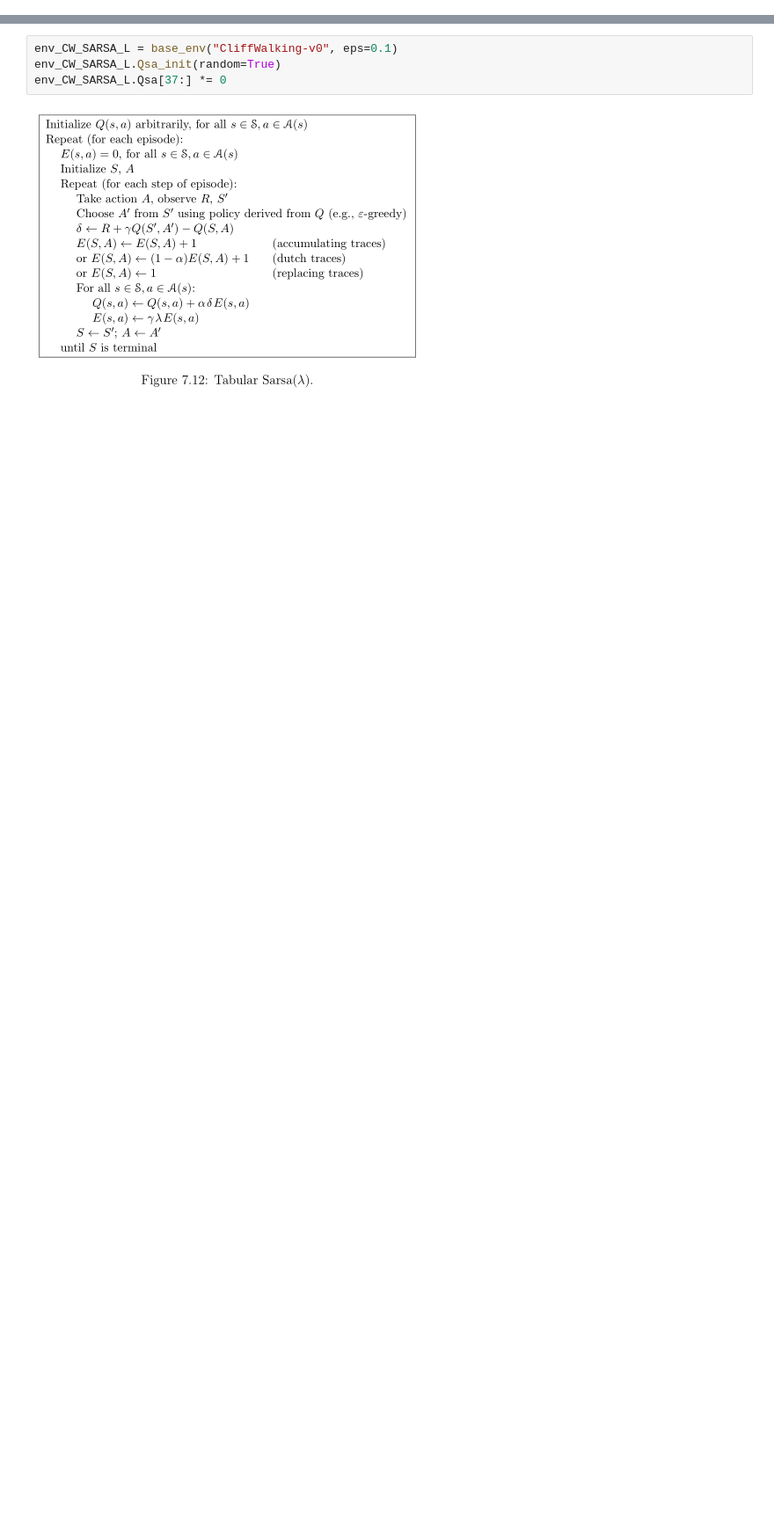
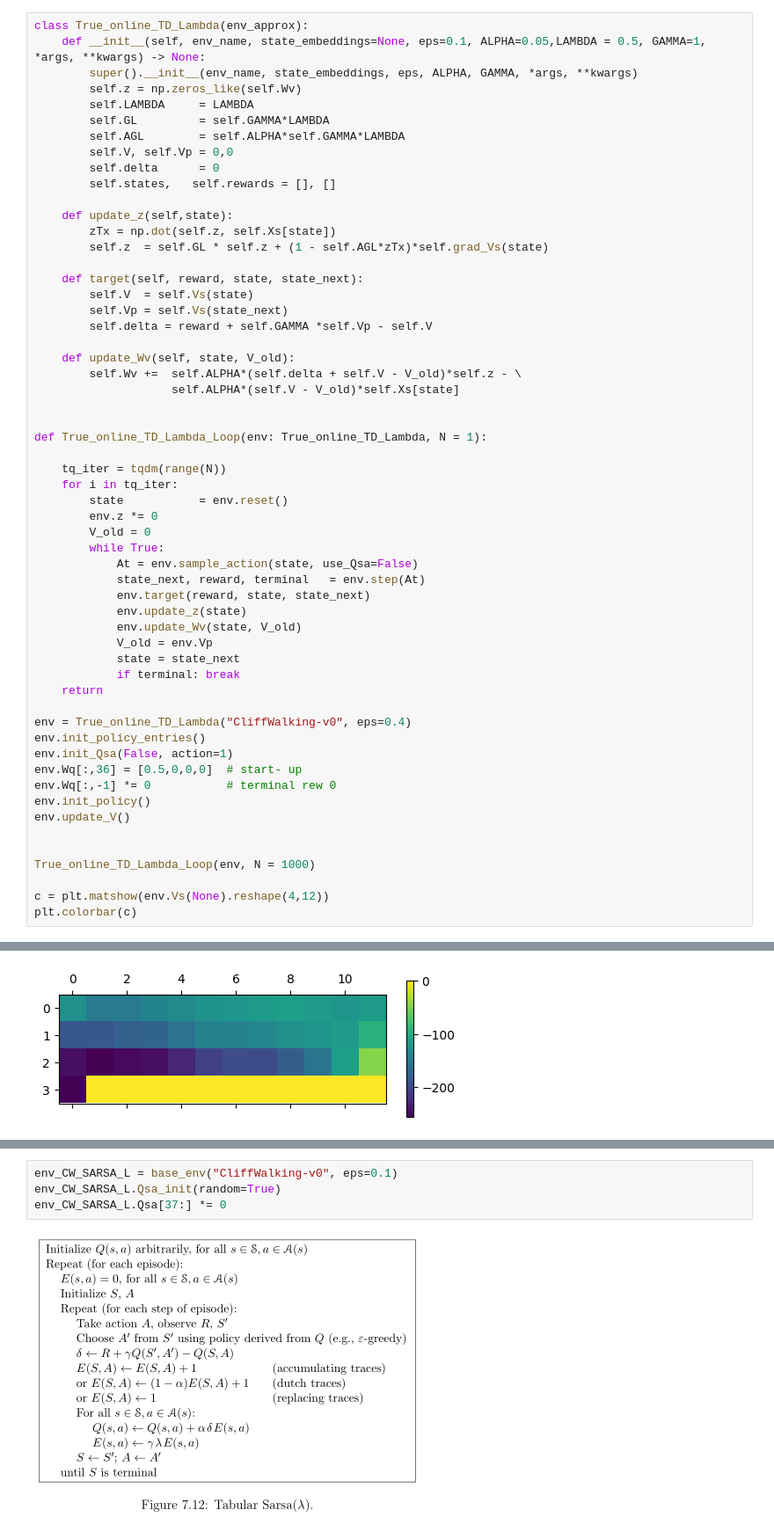
Before and after one commit to ajegorovs/aj_python_tool_lib, a Jupyter notebook: data_processing/neural_networks/RL_Reinforced_Learning/Sutton_P2_Ch12_Lambda_Methods.ipynb, the cells around one changed output, grey strips where cells are left out. Shown at 88% size. Drawn from its saved outputs; the diff is of its cells as text; blank space fills up the shorter version.

```diff
--- a/data_processing/neural_networks/RL_Reinforced_Learning/TD_MC_Lambda_Methods.ipynb
+++ b/data_processing/neural_networks/RL_Reinforced_Learning/Sutton_P2_Ch12_Lambda_Methods.ipynb
@@ -114,0 +246,58 @@ class base_env():
+# %%
+class True_online_TD_Lambda(env_approx):
+    def __init__(self, env_name, state_embeddings=None, eps=0.1, ALPHA=0.05,LAMBDA = 0.5, GAMMA=1, *args, **kwargs) -> None:
+        super().__init__(env_name, state_embeddings, eps, ALPHA, GAMMA, *args, **kwargs)
+        self.z = np.zeros_like(self.Wv)
+        self.LAMBDA     = LAMBDA
+        self.GL         = self.GAMMA*LAMBDA
+        self.AGL        = self.ALPHA*self.GAMMA*LAMBDA
+        self.V, self.Vp = 0,0
+        self.delta      = 0
+        self.states,   self.rewards = [], []
+
+    def update_z(self,state):
+        zTx = np.dot(self.z, self.Xs[state])
+        self.z  = self.GL * self.z + (1 - self.AGL*zTx)*self.grad_Vs(state)
+
+    def target(self, reward, state, state_next):
+        self.V  = self.Vs(state)
+        self.Vp = self.Vs(state_next)
+        self.delta = reward + self.GAMMA *self.Vp - self.V
+
+    def update_Wv(self, state, V_old):
+        self.Wv +=  self.ALPHA*(self.delta + self.V - V_old)*self.z - \
+                    self.ALPHA*(self.V - V_old)*self.Xs[state]
+
+
+def True_online_TD_Lambda_Loop(env: True_online_TD_Lambda, N = 1):
+
+    tq_iter = tqdm(range(N))
+    for i in tq_iter:
+        state           = env.reset()
+        env.z *= 0
+        V_old = 0
+        while True:
+            At = env.sample_action(state, use_Qsa=False)
+            state_next, reward, terminal   = env.step(At)
+            env.target(reward, state, state_next)
+            env.update_z(state)
+            env.update_Wv(state, V_old)
+            V_old = env.Vp
+            state = state_next
+            if terminal: break
+    return
+
+env = True_online_TD_Lambda("CliffWalking-v0", eps=0.4)
+env.init_policy_entries()
+env.init_Qsa(False, action=1)
+env.Wq[:,36] = [0.5,0,0,0]  # start- up
+env.Wq[:,-1] *= 0           # terminal rew 0
+env.init_policy()
+env.update_V()
+
+
+True_online_TD_Lambda_Loop(env, N = 1000)
+
+c = plt.matshow(env.Vs(None).reshape(4,12))
+plt.colorbar(c)
+# %% [output]
@@ -114,0 +305 @@ class base_env():
+[figure, added]
```
Also changed, not shown: parts of 13 cells of this notebook.
